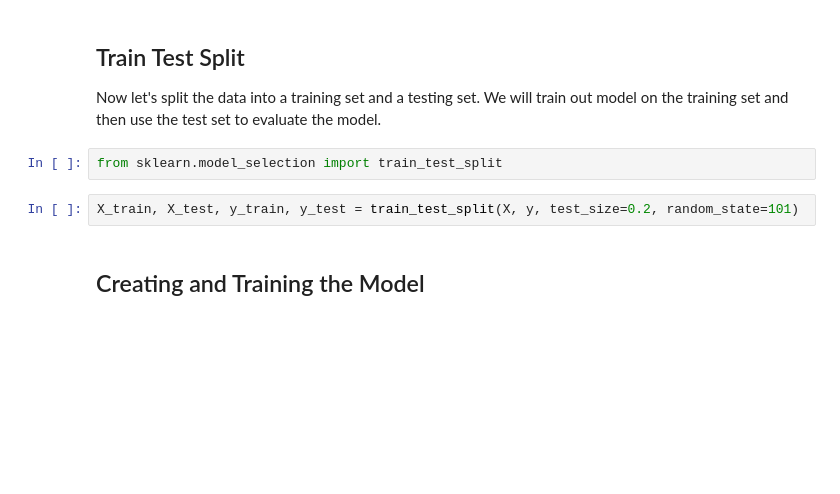
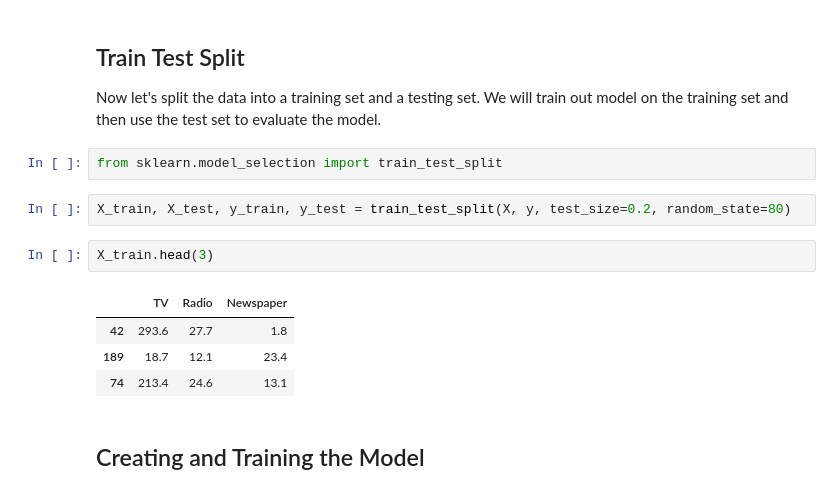
Before and after one commit to Kulwa-silya/teaching_basics, a Jupyter notebook: Linear Regression/Linear Regression with Python.ipynb, the cells around one changed output. Drawn from its saved outputs; the diff is of its cells as text; blank space fills up the shorter version.

```diff
--- a/Linear Regression/Linear Regression with Python.ipynb
+++ b/Linear Regression/Linear Regression with Python.ipynb
@@ -162,7 +162,14 @@ Now let's split the data into a training set and a testing set. We will train ou
 # %%
 from sklearn.model_selection import train_test_split
 # %%
-X_train, X_test, y_train, y_test = train_test_split(X, y, test_size=0.2, random_state=101)
+X_train, X_test, y_train, y_test = train_test_split(X, y, test_size=0.2, random_state=80)
+# %%
+X_train.head(3)
+# %% [output]
+|  | TV | Radio | Newspaper |
+| 42 | 293.6 | 27.7 | 1.8 |
+| 189 | 18.7 | 12.1 | 23.4 |
+| 74 | 213.4 | 24.6 | 13.1 |
 # %% [markdown]
 ## Creating and Training the Model
 # %%
```
Also changed, not shown: parts of 9 cells of this notebook, 12 other files.
